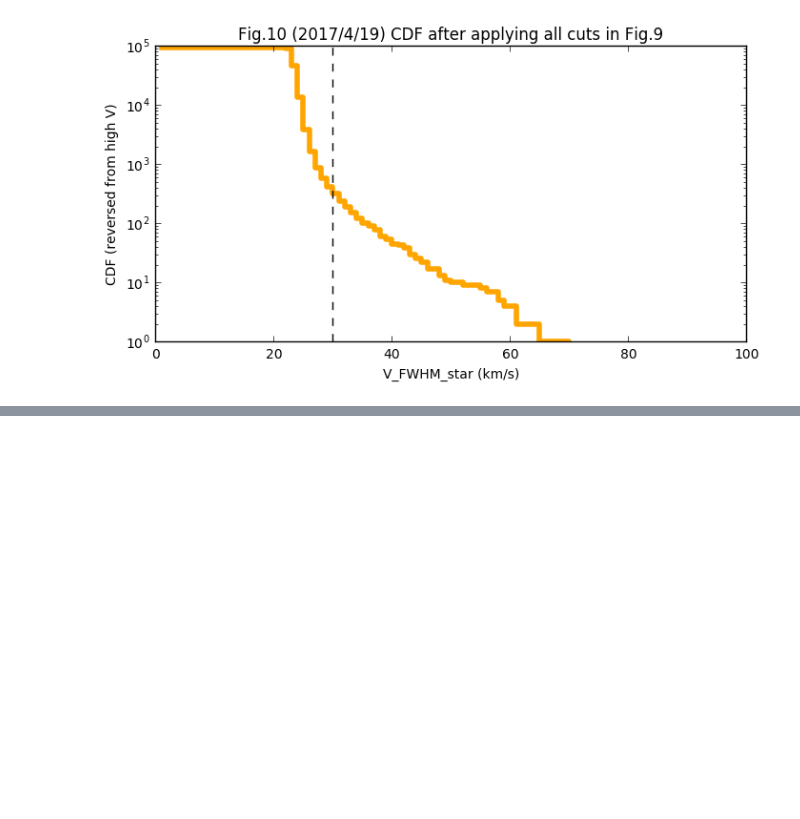
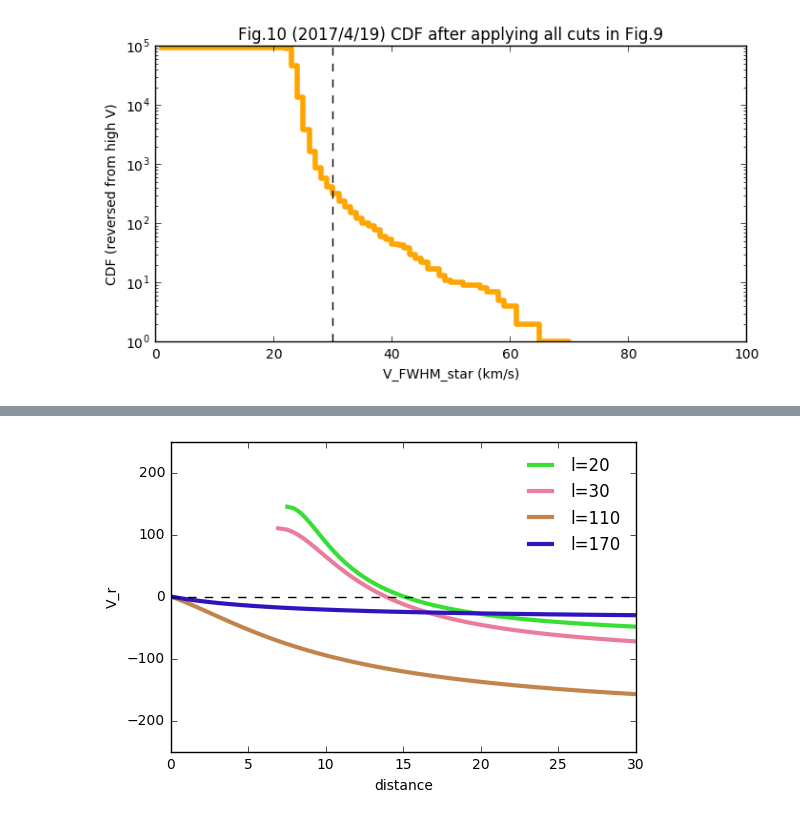
Before and after one commit to liuxx479/MW-BHs, a Jupyter notebook: plot-BHstars.ipynb, the cells around one changed output, grey strips where cells are left out. Saved outputs shown, nothing was run; the diff lists cells and outputs as text; code cells hidden in the pictures; blank space fills up the shorter version.

```diff
--- a/plot-BHstars.ipynb
+++ b/plot-BHstars.ipynb
@@ -354,0 +366,20 @@ show()
+# %%
+seed(5)
+f=figure(figsize=(6,4))
+for ilon in (20, 30, 110, 170):
+    iVmin, iVmax = Vmin(ilon), Vmax(ilon)
+    if ilon <90:
+        Vr_arr = linspace(iVmin, iVmax, 101)
+    else:
+        Vr_arr = linspace(iVmin,0,101)
+    d_arr = dstar(Vr_arr, ilon)
+    plot(d_arr, Vr_arr,'-', lw=3, color=rand(3), label='l=%i'%(ilon))
+legend(fontsize=12,frameon=0)
+plot([0,100],[0,0],'k--')
+xlim(0,2*Rlim)
+ylim(-250,250)
+xlabel('distance')
+ylabel('V_r')
+show()
+# %% [output]
+[figure, added]
```
Also changed, not shown: parts of 9 cells of this notebook, 2 other files.
